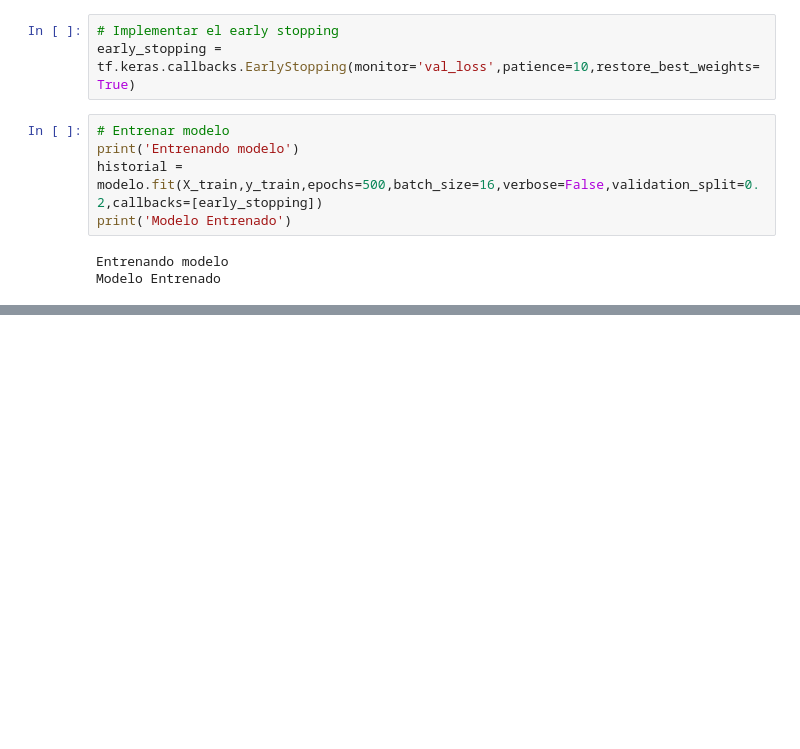
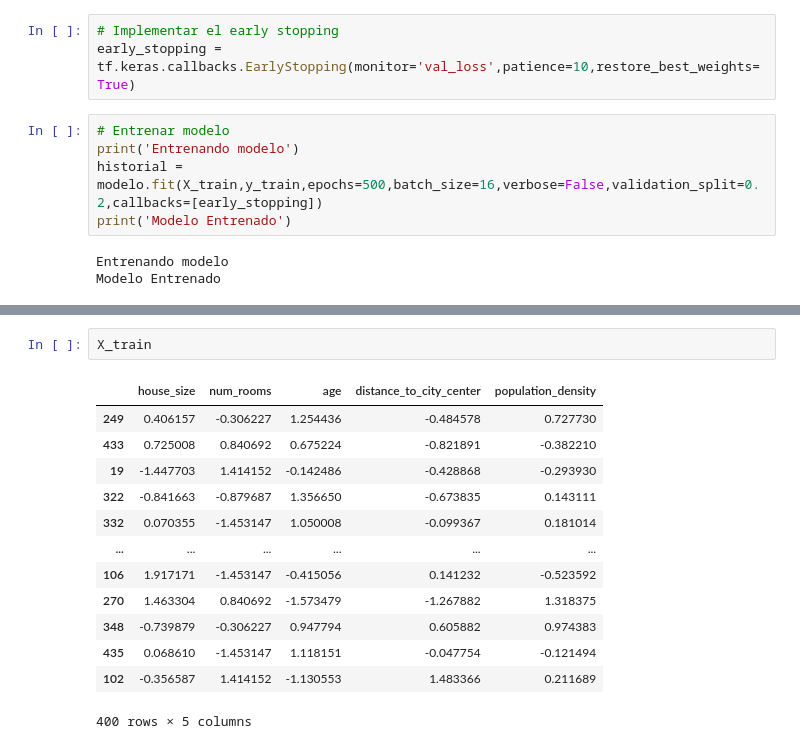
Before and after one commit to FrankRomeroT/H-bito, a Jupyter notebook: Redes Neuronales/Perceptrón Multicapa (MLP)/Regresión/Dia 33/precios_regresión.ipynb, the cells around one changed output, grey strips where cells are left out. Cells and saved outputs as stored; diff of their text form; blank space fills up the shorter version.

```diff
--- a/Redes Neuronales/Perceptrón Multicapa (MLP)/Regresión/Dia 33/precios_regresión.ipynb
+++ b/Redes Neuronales/Perceptrón Multicapa (MLP)/Regresión/Dia 33/precios_regresión.ipynb
@@ -166,0 +182,16 @@ plt.legend(['Entrenamiento','Validación'])
+# %%
+X_train
+# %% [output]
+|  | house_size | num_rooms | age | distance_to_city_center | population_density |
+| 249 | 0.406157 | -0.306227 | 1.254436 | -0.484578 | 0.727730 |
+| 433 | 0.725008 | 0.840692 | 0.675224 | -0.821891 | -0.382210 |
+| 19 | -1.447703 | 1.414152 | -0.142486 | -0.428868 | -0.293930 |
+| 322 | -0.841663 | -0.879687 | 1.356650 | -0.673835 | 0.143111 |
+| 332 | 0.070355 | -1.453147 | 1.050008 | -0.099367 | 0.181014 |
+| ... | ... | ... | ... | ... | ... |
+| 106 | 1.917171 | -1.453147 | -0.415056 | 0.141232 | -0.523592 |
+| 270 | 1.463304 | 0.840692 | -1.573479 | -1.267882 | 1.318375 |
+| 348 | -0.739879 | -0.306227 | 0.947794 | 0.605882 | 0.974383 |
+| 435 | 0.068610 | -1.453147 | 1.118151 | -0.047754 | -0.121494 |
+| 102 | -0.356587 | 1.414152 | -1.130553 | 1.483366 | 0.211689 |
+400 rows × 5 columns
```
Also changed, not shown: parts of 8 cells of this notebook.
